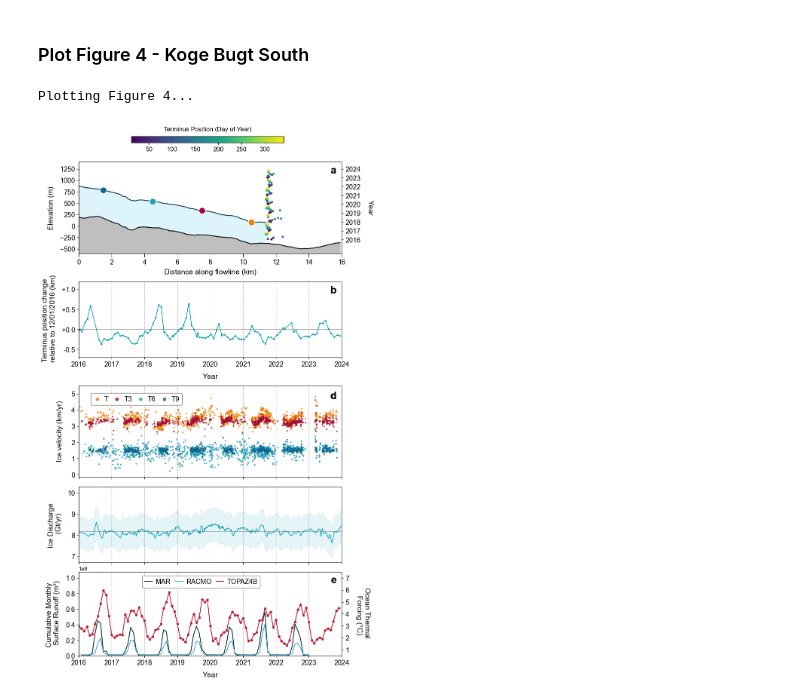
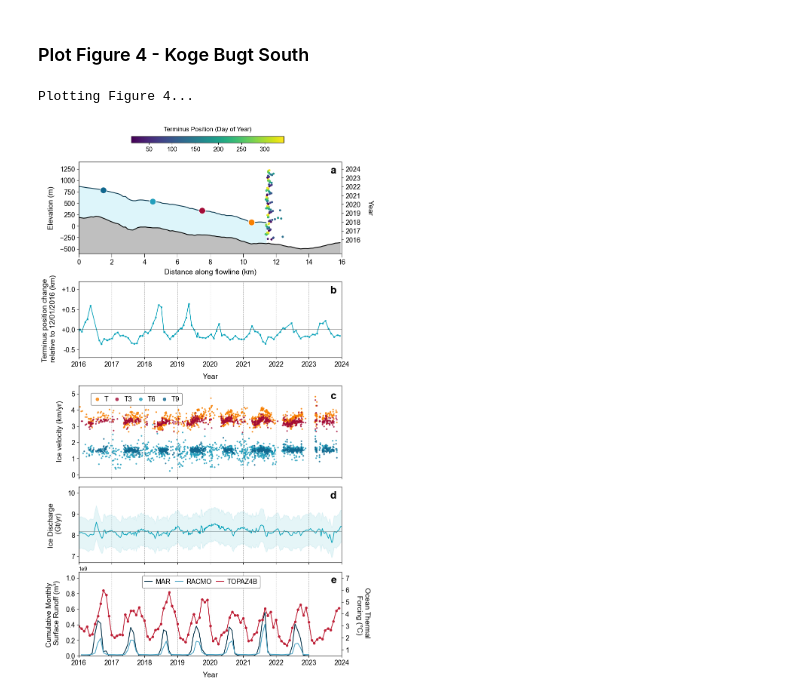
Before and after one commit to hannahpicton/koge_bugt_dynamics, a Jupyter notebook: code/Figure_4_Koge_Bugt_South.ipynb, the cells around one changed output. Drawn from its saved outputs; the diff is of its cells as text; code cells hidden in the pictures.

Commit message:
Figure 4 - Koge Bugt South Ice Dynamics & Climatic Forcing.

```diff
--- a/code/Figure_4_Koge_Bugt_South.ipynb
+++ b/code/Figure_4_Koge_Bugt_South.ipynb
@@ -184,7 +184,7 @@ ax3.yaxis.set_major_formatter(FuncFormatter(y_fmt))
 ax3.text(0.98, 0.94, 'b', transform=ax3.transAxes, fontsize=20, fontweight='bold', va='top', ha='right')
 ax3.set_xlabel('Year', labelpad=10, fontsize=14)
 
-# Figure 4D - Ice Velocity (ITS_LIVE)
+# Figure 4C - Ice Velocity (ITS_LIVE)
 ax4 = fig.add_subplot(gs[4])
 for location, path in KBS_velocity_file_paths.items():
     df = pd.read_csv(path)
@@ -199,7 +199,7 @@ ax4.set_ylim(-0.15, 5.5)
 ax4.legend(loc='upper left', bbox_to_anchor=(0.025, 0.98), ncol=4, frameon=True, framealpha=1, fontsize=13, markerscale=2.8, columnspacing=0.7, handletextpad=0.5, fancybox=True, borderaxespad=0.8, edgecolor='gray', handlelength=1.1)
 ax4.text(0.98, 0.94, 'c', transform=ax4.transAxes, fontsize=20, fontweight='bold', va='top', ha='right')
 
-# Figure 4C - Ice Discharge (Mankoff et al., 2020)
+# Figure 4D - Ice Discharge (Mankoff et al., 2020)
 ax5 = fig.add_subplot(gs[5])
 ax5.plot(KBS_discharge_date, KBS_discharge, color='#009fb7', linewidth=1.25)
 ax5.fill_between(KBS_discharge_date, KBS_discharge - KBS_discharge_error, KBS_discharge + KBS_discharge_error, alpha=0.1, color='#009fb7', zorder=3)
@@ -210,38 +210,38 @@ ax5.tick_params(axis='x', labelsize=13, labelbottom=False)
 ax5.grid(axis='x', linestyle='--', alpha=0.9)
 ax5.axhline(mean_discharge, color='gray', linestyle='-', linewidth=1.2, alpha=0.6)  # Add a horizontal line for the mean ice discharge (2016-2024)
 ax5.set_ylim(6.7, 10.3)
-ax5.text(0.98, 0.94, 'd', transform=ax4.transAxes, fontsize=20, fontweight='bold', va='top', ha='right')
+ax5.text(0.98, 0.94, 'd', transform=ax5.transAxes, fontsize=20, fontweight='bold', va='top', ha='right')
 
 # Figure 4E - Surface Runoff and Ocean Thermal Forcing
 ax6 = fig.add_subplot(gs[6])
 ax6.plot(KBS_mar_cumulative_volume_monthly_sum.time, KBS_mar_cumulative_volume_monthly_sum, label='MAR', linewidth=1.5, color='#023047')
 ax6.plot(KBS_racmo_cumulative_volume_monthly_sum.time, KBS_racmo_cumulative_volume_monthly_sum, label='RACMO', linewidth=1.5, color='#4ba3c3')
 ax6.set_ylabel('Cumulative Monthly \n Surface Runoff (m³)', labelpad=10, fontsize=14)
 ax6.grid(axis='x', linestyle='--', alpha=0.9)
 ax6.set_ylim(0, 1075000000)
 ax6.set_xlim(pd.to_datetime('2016-01-01'), pd.to_datetime('2024-01-01'))
 ax6.text(0.98, 0.96, 'e', transform=ax6.transAxes, fontsize=20, fontweight='bold', va='top', ha='right')
 ax6.tick_params(axis='y', labelsize=13)
 ax6.tick_params(axis='x', labelsize=13)
 ax6.set_xlabel('Year', labelpad=10, fontsize=14)
 
 ax6_twin = ax6.twinx()
 ax6_twin.plot(data['time'], thermal_forcing_150m, label='TOPAZ4B', color='#bd1f36', linewidth=1.5)
 ax6_twin.scatter(data['time'], thermal_forcing_150m, color='#bd1f36', s=15)
 ax6_twin.set_ylabel('Ocean Thermal \n Forcing (°C)', rotation=270, labelpad=40, fontsize=14)
 ax6_twin.tick_params(axis='y', labelsize=13)
 ax6_twin.set_ylim(0.5, 7.5)
 ax6_twin.set_yticks(range(1, 8))
 
 handles1, labels1 = ax6.get_legend_handles_labels()
 handles2, labels2 = ax6_twin.get_legend_handles_labels()
 ax6.legend(handles1 + handles2, labels1 + labels2, loc='upper left', bbox_to_anchor=(0.22, 1.02), ncol=3, frameon=True, framealpha=1, fontsize=13, markerscale=2.2, columnspacing=0.7, handletextpad=0.5, fancybox=True, borderaxespad=0.8, edgecolor='gray', handlelength=1.1)
 
 ## SAVE AND PRINT FIGURE 4 ##
 fig.add_subplot(gs[1]).axis('off')
 plt.subplots_adjust(hspace=0.15)
 #plt.savefig('R:/KOGE_BUGT/github/figures/Figure_4_Koge_Bugt_South.png', dpi=300, bbox_inches='tight')
 plt.show()
 # %% [output]
 Plotting Figure 4...
-[figure, old version]
+[figure, new version]
```
Also changed, not shown: 1 other file.
